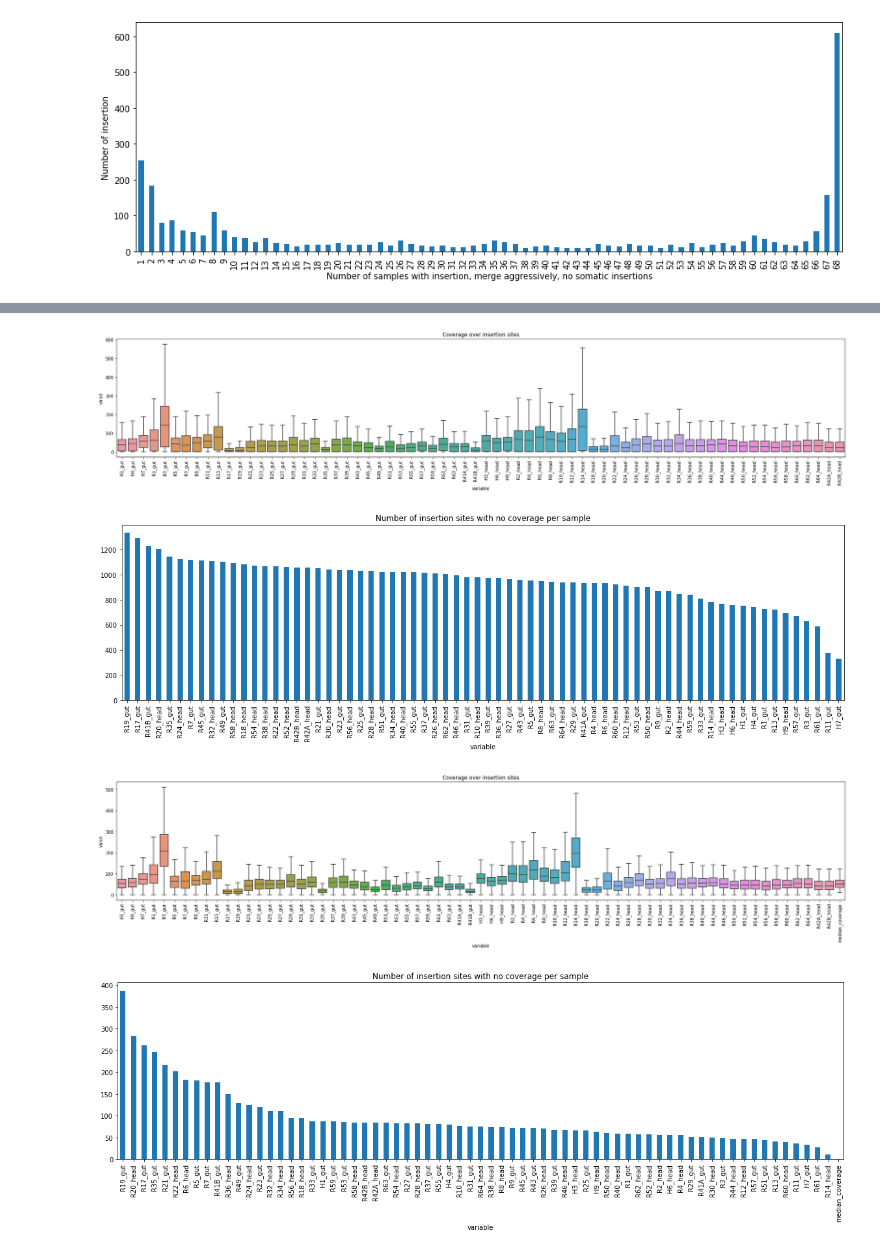
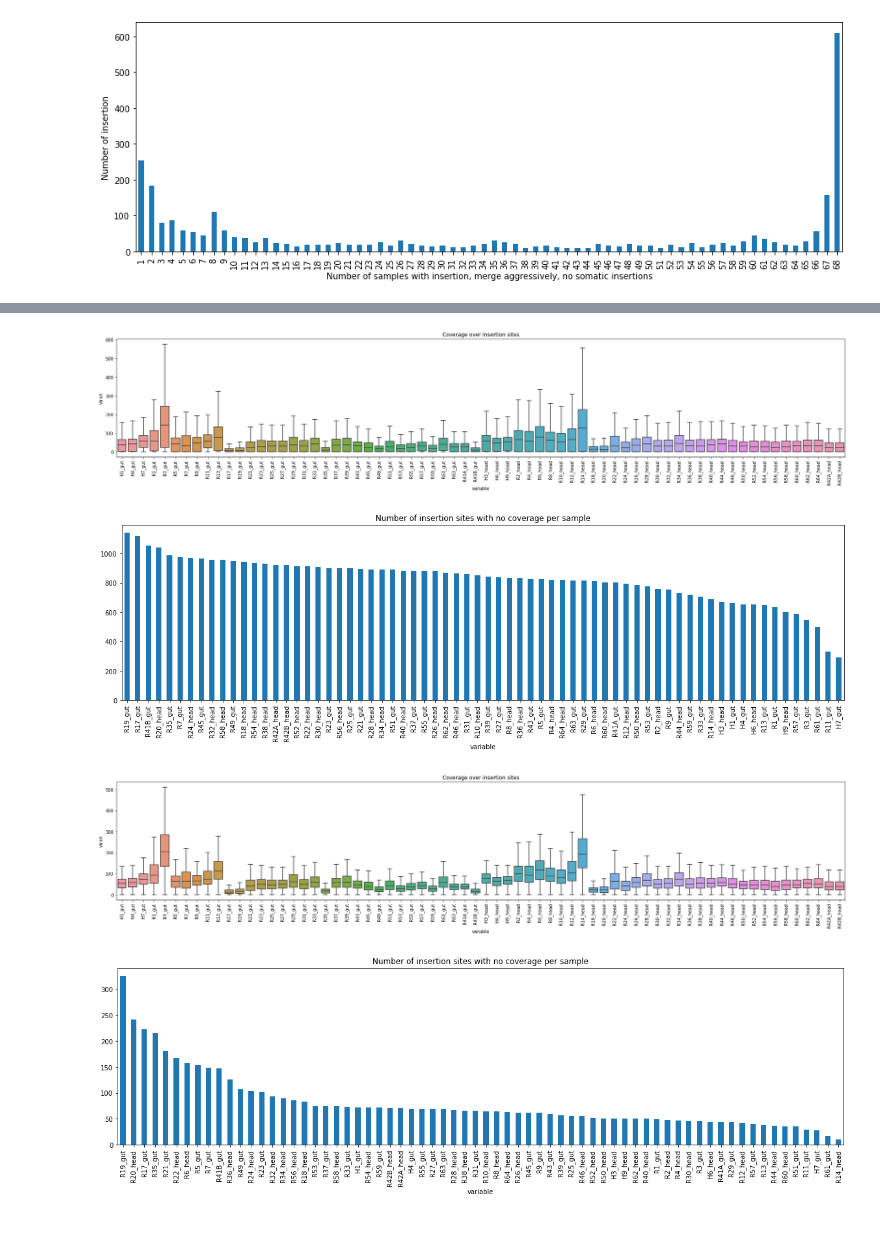
Before and after one commit to bardin-lab/somatic-transposition-fly-intestine, a Jupyter notebook: notebooks/5. germline summary/germline insertions-pros.ipynb, the cells around one changed output, grey strips where cells are left out. Saved outputs shown, nothing was run; the diff lists cells and outputs as text; code cells hidden in the pictures.

```diff
--- a/notebooks/5. germline summary/germline insertions-pros.ipynb
+++ b/notebooks/5. germline summary/germline insertions-pros.ipynb
@@ -451,0 +286,29 @@ final_table
+# %%
+final_table = final_table[(final_table['early_developmental'] == False) & (final_table['somatic'] == False)]
+# %%
+final_table['overlaps'] = final_table.apply(lambda row: [overlap.split('_')[0] for overlap in row.loc['overlaps']], axis=1)
+r = {}
+for head, tumor in HEAD_PAIRS.items():
+    count = []
+    count.append(sum(final_table.apply(lambda row: head in row['overlaps'] and tumor not in row.loc['overlaps'] and not row.loc['somatic'] and row['median_coverage'] > 10 and row['N_samples'] > 10, axis=1)))
+    count.append(sum(final_table.apply(lambda row: head in row['overlaps'] and tumor in row.loc['overlaps'] and not row.loc['somatic'] and row['median_coverage'] > 10 and row['N_samples'] > 10, axis=1)))
+    count.append(count[1] / (count[0] + count[1]))
+    r[head] = count
+# %%
+final_table['overlaps'] = final_table.apply(lambda row: [overlap.split('_')[0] for overlap in row.loc['overlaps']], axis=1)
+r = {}
+for head, tumor in HEAD_PAIRS.items():
+    count = []
+    count.append(sum(final_table.apply(lambda row: head in row['overlaps'] and tumor not in row.loc['overlaps'] and not row.loc['somatic'] and row['N_samples'] > 10, axis=1)))
+    count.append(sum(final_table.apply(lambda row: head in row['overlaps'] and tumor in row.loc['overlaps'] and not row.loc['somatic'] and row['N_samples'] > 10, axis=1)))
+    count.append(count[1] / (count[0] + count[1]))
+    r[head] = count
+# %%
+final_table['overlaps'] = final_table.apply(lambda row: [overlap.split('_')[0] for overlap in row.loc['overlaps']], axis=1)
+r = {}
+for head, tumor in HEAD_PAIRS.items():
+    count = []
+    count.append(sum(final_table.apply(lambda row: head in row['overlaps'] and tumor not in row.loc['overlaps'] and not row.loc['somatic'], axis=1)))
+    count.append(sum(final_table.apply(lambda row: head in row['overlaps'] and tumor in row.loc['overlaps'] and not row.loc['somatic'], axis=1)))
+    count.append(count[1] / (count[0] + count[1]))
+    r[head] = count
@@ -462,14 +350,14 @@ def plot_coverage_data(coverage_data):
     germline_sites_without_coverage = coverage_data['value'].eq(0).astype(int).groupby(coverage_data['variable']).sum().sort_values(ascending=False)
     germline_sites_without_coverage.plot(kind='bar', x='sample', y='count', figsize=(20, 5), title='Number of insertion sites with no coverage per sample', ax=ax)
 
-coverage_data = final_table.iloc[:, 13:-2].melt()
+coverage_data = final_table.iloc[:, 14:-2].melt()
 plot_coverage_data(coverage_data)
 # %% [output]
 [figure]
-[figure, old version]
+[figure, new version]
 # %%
-coverage_data = final_table[final_table.median_coverage >= 10].iloc[:, 13:-1].melt()
+coverage_data = final_table[final_table.median_coverage >= 10].iloc[:, 14:-2].melt()
 plot_coverage_data(coverage_data)
 # %% [output]
-[figure, old version]
+[figure, new version]
-[figure, old version]
+[figure, new version]
```
Also changed, not shown: parts of 32 cells of this notebook, 21 other files.
